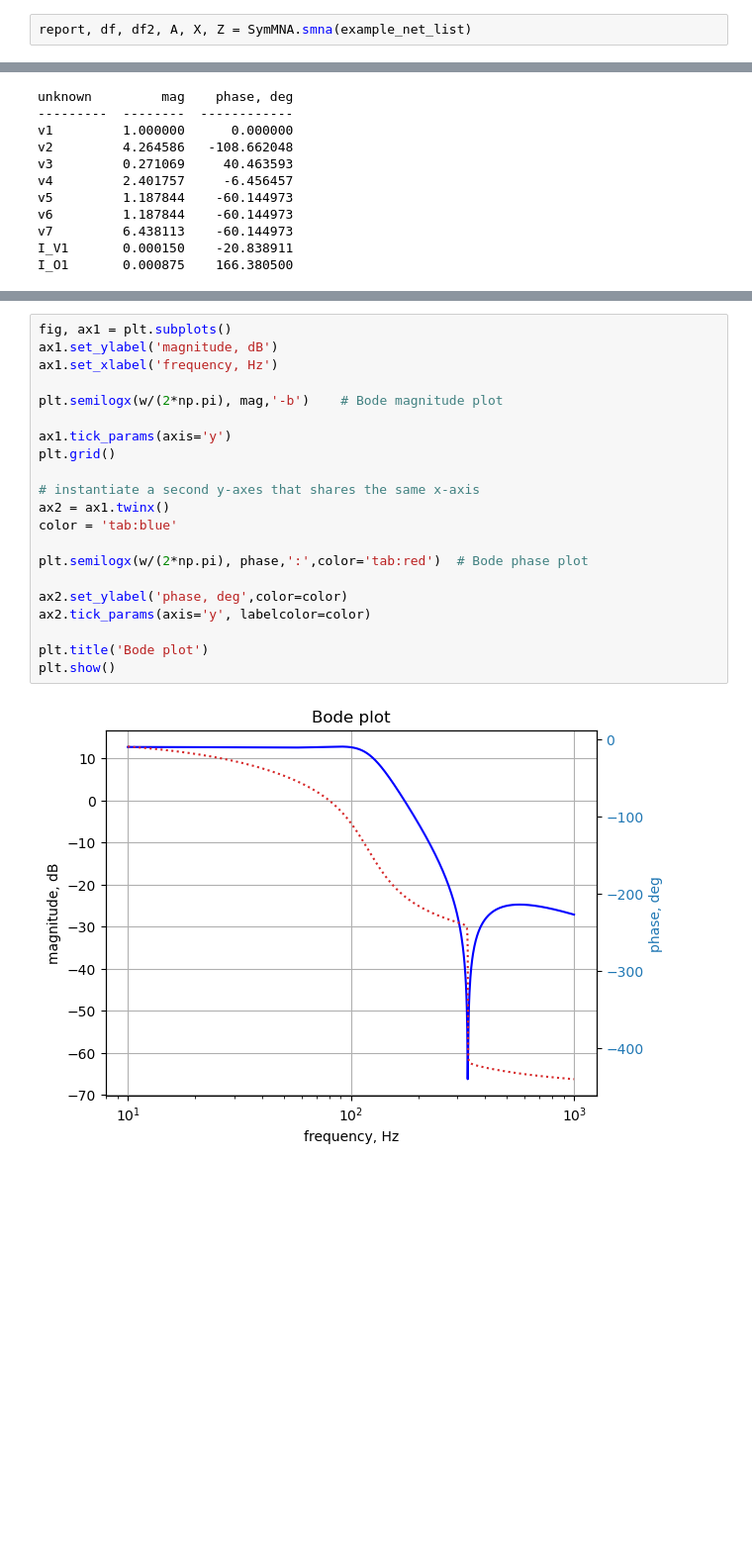
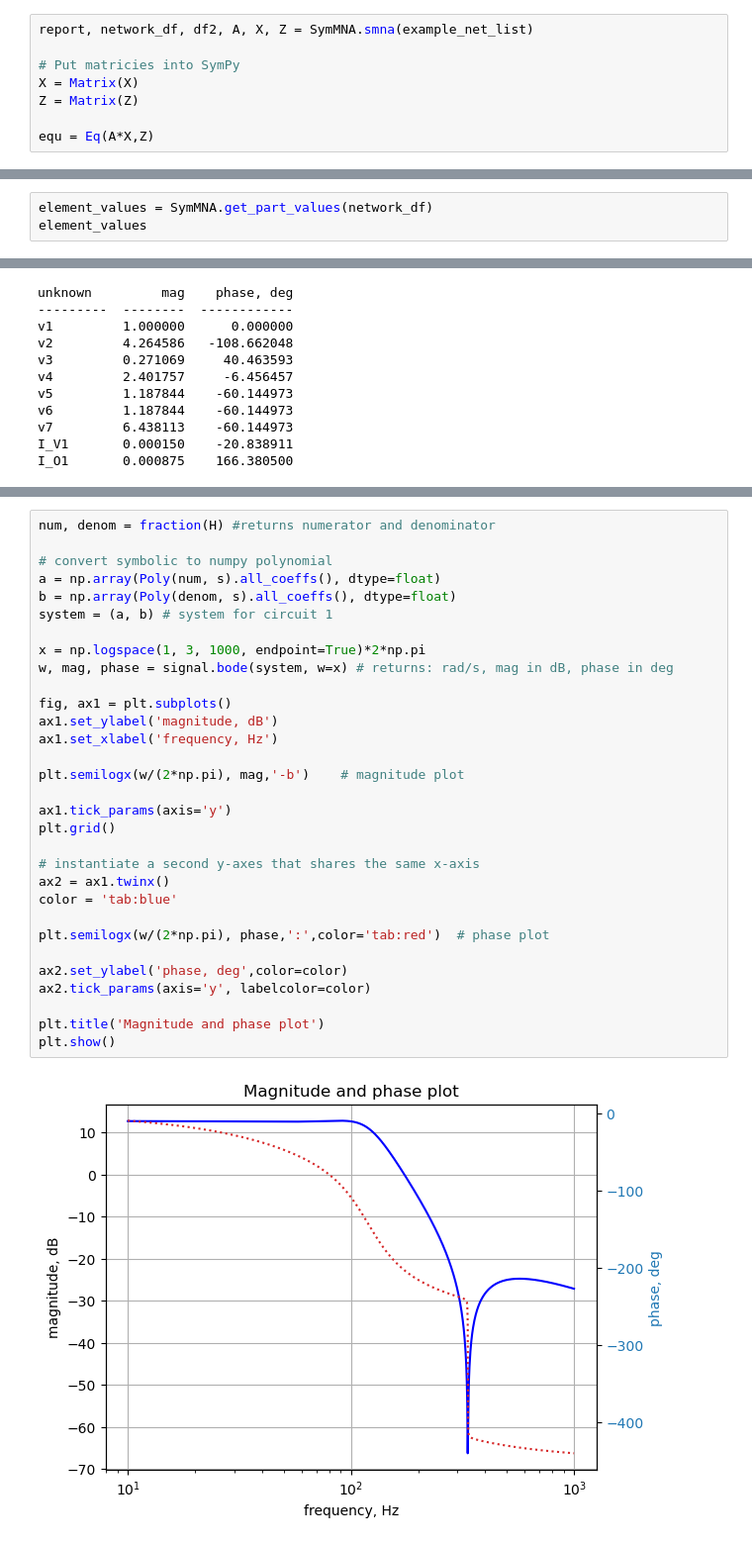
Before and after one commit to Tiburonboy/Symbolic-Modified-Nodal-Analysis-using-Python, a Jupyter notebook: backup/Elliptic-function-LPF.ipynb, the cells around one changed output, grey strips where cells are left out. Shown at 99% size. Cells and saved outputs as stored; diff of their text form; blank space fills up the shorter version.

```diff
--- a/backup/Elliptic-function-LPF.ipynb
+++ b/backup/Elliptic-function-LPF.ipynb
@@ -113,2 +72,8 @@ R5 6 0 10e3
 # %%
-report, df, df2, A, X, Z = SymMNA.smna(example_net_list)
+report, network_df, df2, A, X, Z = SymMNA.smna(example_net_list)
+
+# Put matricies into SymPy
+X = Matrix(X)
+Z = Matrix(Z)
+
+equ = Eq(A*X,Z)
@@ -193,0 +104,3 @@ $\displaystyle \left\{ C_{1} : 5.0 \cdot 10^{-8}, \  C_{2} : 5.0 \cdot 10^{-8},
+# %%
+element_values = SymMNA.get_part_values(network_df)
+element_values
@@ -313,23 +268,33 @@ w, mag, phase = signal.bode(system, w=x) # returns: rad/s, mag in dB, phase in d
 # %%
+num, denom = fraction(H) #returns numerator and denominator
+
+# convert symbolic to numpy polynomial
+a = np.array(Poly(num, s).all_coeffs(), dtype=float)
+b = np.array(Poly(denom, s).all_coeffs(), dtype=float)
+system = (a, b) # system for circuit 1
+
+x = np.logspace(1, 3, 1000, endpoint=True)*2*np.pi
+w, mag, phase = signal.bode(system, w=x) # returns: rad/s, mag in dB, phase in deg
+
 fig, ax1 = plt.subplots()
 ax1.set_ylabel('magnitude, dB')
 ax1.set_xlabel('frequency, Hz')
 
-plt.semilogx(w/(2*np.pi), mag,'-b')    # Bode magnitude plot
+plt.semilogx(w/(2*np.pi), mag,'-b')    # magnitude plot
 
 ax1.tick_params(axis='y')
 plt.grid()
 
 # instantiate a second y-axes that shares the same x-axis
 ax2 = ax1.twinx()
 color = 'tab:blue'
 
-plt.semilogx(w/(2*np.pi), phase,':',color='tab:red')  # Bode phase plot
+plt.semilogx(w/(2*np.pi), phase,':',color='tab:red')  # phase plot
 
 ax2.set_ylabel('phase, deg',color=color)
 ax2.tick_params(axis='y', labelcolor=color)
 
-plt.title('Bode plot')
+plt.title('Magnitude and phase plot')
 plt.show()
 # %% [output]
-[figure, old version]
+[figure, new version]
```
Also changed, not shown: parts of 58 cells of this notebook, 7 other files.
